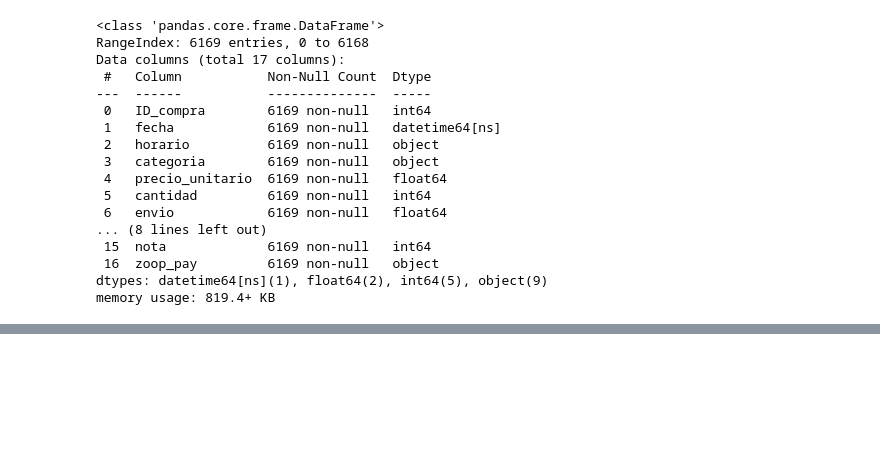
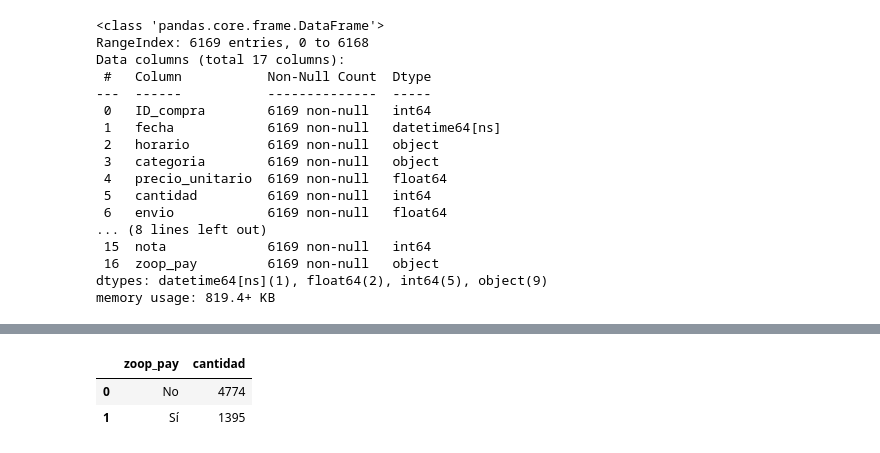
Before and after one commit to MiguelFigueroa02/IA_Ciencia_de_datos, a Jupyter notebook: Ejercicios_IA_aplicada_a_Ciencia_de_datos.ipynb, the cells around one changed output, grey strips where cells are left out. Drawn from its saved outputs; the diff is of its cells as text; code cells hidden in the pictures; blank space fills up the shorter version.

```diff
--- a/Ejercicios_IA_aplicada_a_Ciencia_de_datos.ipynb
+++ b/Ejercicios_IA_aplicada_a_Ciencia_de_datos.ipynb
@@ -153,0 +160,10 @@ df_completo.head()
+# %%
+# 1. Contar valores de la columna 'zoop_pay'
+zoop_pay_resumen = df_completo['zoop_pay'].value_counts().reset_index()
+zoop_pay_resumen.columns = ['zoop_pay', 'cantidad']
+# %%
+zoop_pay_resumen
+# %% [output]
+|  | zoop_pay | cantidad |
+| 0 | No | 4774 |
+| 1 | Sí | 1395 |
```
Also changed, not shown: parts of 6 cells of this notebook.
